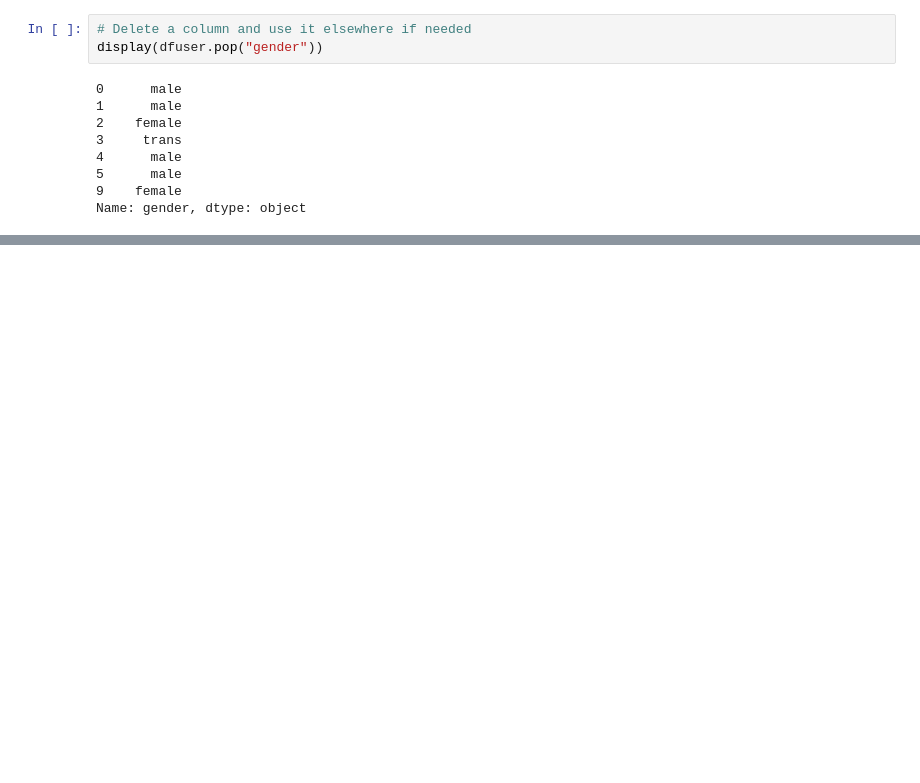
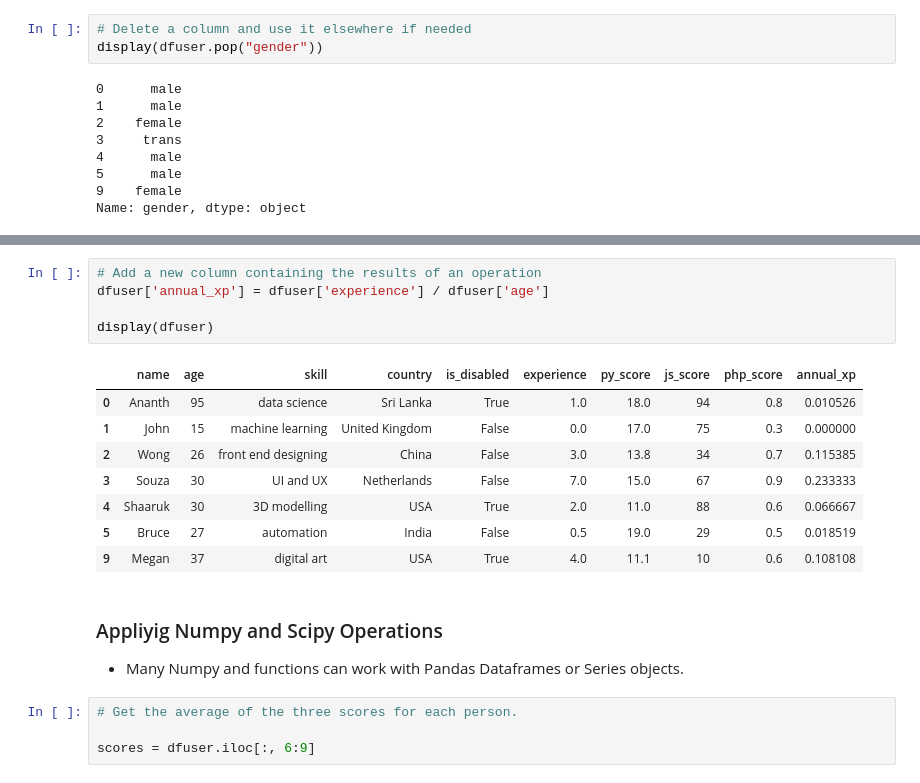
Before and after one commit to govarthenan/datascience-tutorials, a Jupyter notebook: 001.the-pandas-dataframe-make-working-with-data-delightful.ipynb, the cells around one changed output, grey strips where cells are left out. Drawn from its saved outputs; the diff is of its cells as text; blank space fills up the shorter version.

Commit message:
Change method of adding new columns

```diff
--- a/001.the-pandas-dataframe-make-working-with-data-delightful.ipynb
+++ b/001.the-pandas-dataframe-make-working-with-data-delightful.ipynb
@@ -521,0 +541,21 @@ display(dfuser.drop(columns="experience"))
+# %%
+# Add a new column containing the results of an operation
+dfuser['annual_xp'] = dfuser['experience'] / dfuser['age']
+
+display(dfuser)
+# %% [output]
+|  | name | age | skill | country | is_disabled | experience | py_score | js_score | php_score | annual_xp |
+| 0 | Ananth | 95 | data science | Sri Lanka | True | 1.0 | 18.0 | 94 | 0.8 | 0.010526 |
+| 1 | John | 15 | machine learning | United Kingdom | False | 0.0 | 17.0 | 75 | 0.3 | 0.000000 |
+| 2 | Wong | 26 | front end designing | China | False | 3.0 | 13.8 | 34 | 0.7 | 0.115385 |
+| 3 | Souza | 30 | UI and UX | Netherlands | False | 7.0 | 15.0 | 67 | 0.9 | 0.233333 |
+| 4 | Shaaruk | 30 | 3D modelling | USA | True | 2.0 | 11.0 | 88 | 0.6 | 0.066667 |
+| 5 | Bruce | 27 | automation | India | False | 0.5 | 19.0 | 29 | 0.5 | 0.018519 |
+| 9 | Megan | 37 | digital art | USA | True | 4.0 | 11.1 | 10 | 0.6 | 0.108108 |
+# %% [markdown]
+### Appliyig Numpy and Scipy Operations
+- Many Numpy and functions can work with Pandas Dataframes or Series objects.
+# %%
+# Get the average of the three scores for each person.
+
+scores = dfuser.iloc[:, 6:9]
```
Also changed, not shown: parts of 11 cells of this notebook.
